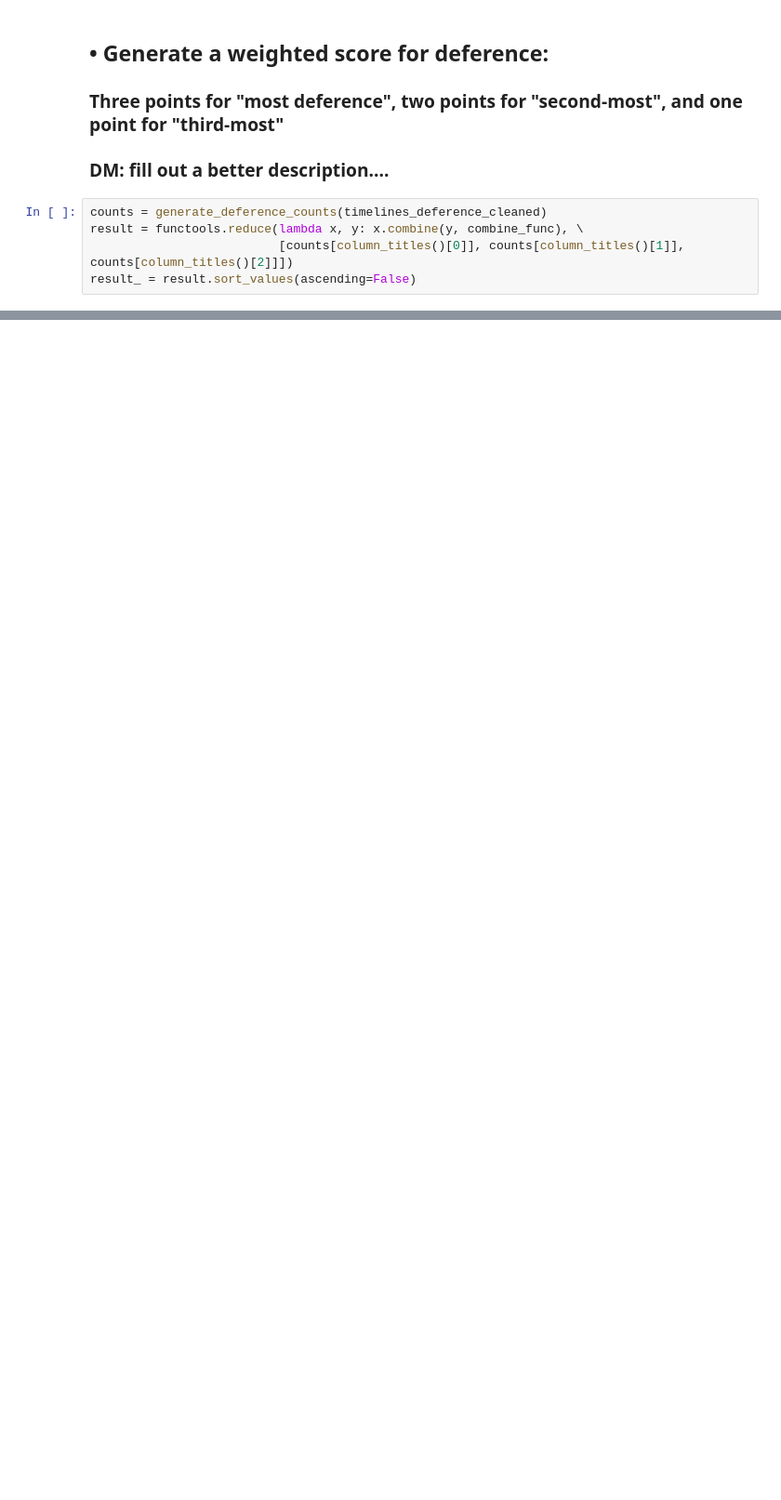
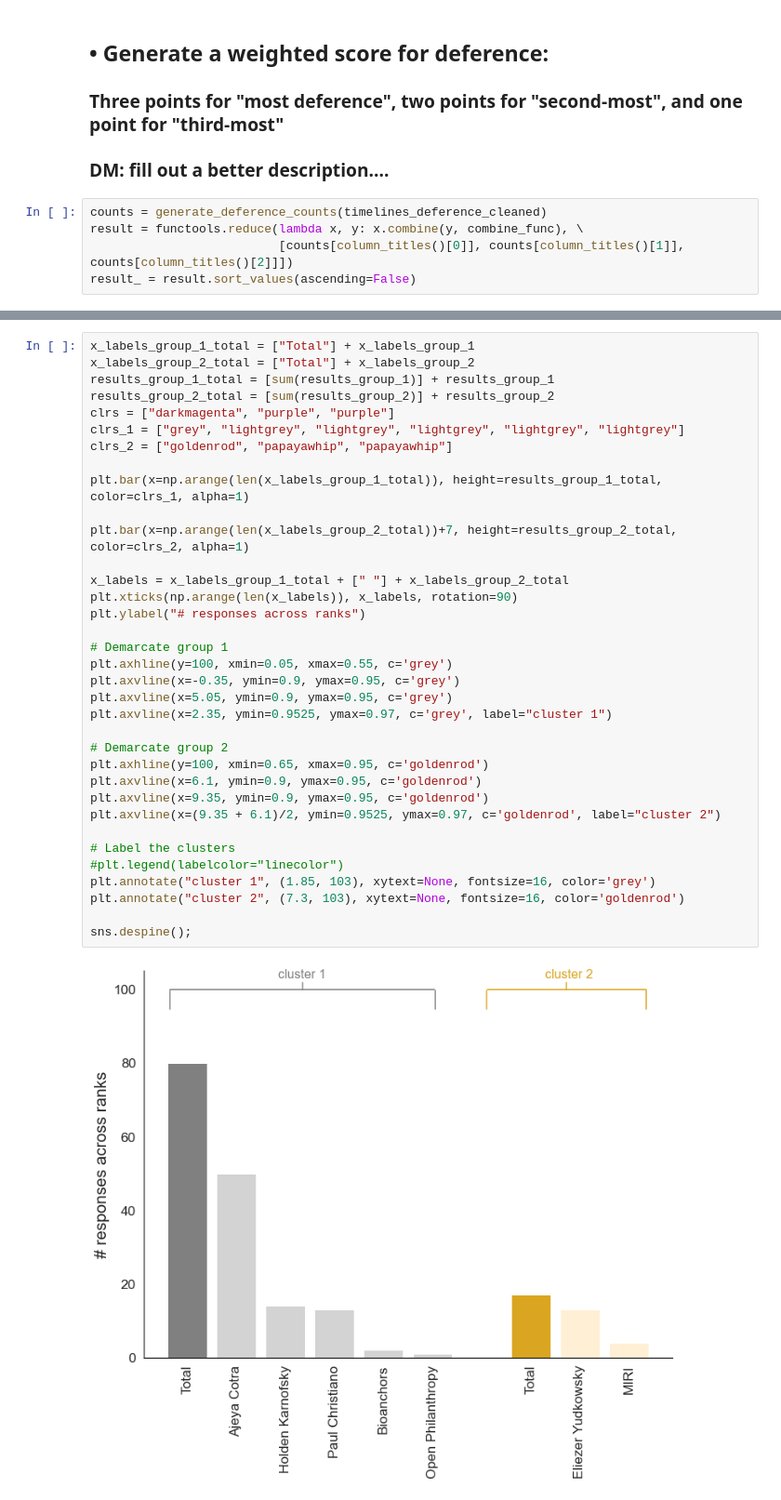
Before and after one commit to mccaffary/AI-timelines-deference, a Jupyter notebook: src/timeline_deference_survey_visualisation_.ipynb, the cells around one changed output, grey strips where cells are left out. Shown at 93% size. Cells and saved outputs as stored; diff of their text form; blank space fills up the shorter version.

```diff
--- a/src/timeline_deference_survey_visualisation_.ipynb
+++ b/src/timeline_deference_survey_visualisation_.ipynb
@@ -60,0 +102,37 @@ result_ = result.sort_values(ascending=False)
+# %%
+x_labels_group_1_total = ["Total"] + x_labels_group_1
+x_labels_group_2_total = ["Total"] + x_labels_group_2
+results_group_1_total = [sum(results_group_1)] + results_group_1
+results_group_2_total = [sum(results_group_2)] + results_group_2
+clrs = ["darkmagenta", "purple", "purple"]
+clrs_1 = ["grey", "lightgrey", "lightgrey", "lightgrey", "lightgrey", "lightgrey"]
+clrs_2 = ["goldenrod", "papayawhip", "papayawhip"]
+
+plt.bar(x=np.arange(len(x_labels_group_1_total)), height=results_group_1_total, color=clrs_1, alpha=1)
+
+plt.bar(x=np.arange(len(x_labels_group_2_total))+7, height=results_group_2_total, color=clrs_2, alpha=1)
+
+x_labels = x_labels_group_1_total + [" "] + x_labels_group_2_total
+plt.xticks(np.arange(len(x_labels)), x_labels, rotation=90)
+plt.ylabel("# responses across ranks")
+
+# Demarcate group 1
+plt.axhline(y=100, xmin=0.05, xmax=0.55, c='grey')
+plt.axvline(x=-0.35, ymin=0.9, ymax=0.95, c='grey')
+plt.axvline(x=5.05, ymin=0.9, ymax=0.95, c='grey')
+plt.axvline(x=2.35, ymin=0.9525, ymax=0.97, c='grey', label="cluster 1")
+
+# Demarcate group 2
+plt.axhline(y=100, xmin=0.65, xmax=0.95, c='goldenrod')
+plt.axvline(x=6.1, ymin=0.9, ymax=0.95, c='goldenrod')
+plt.axvline(x=9.35, ymin=0.9, ymax=0.95, c='goldenrod')
+plt.axvline(x=(9.35 + 6.1)/2, ymin=0.9525, ymax=0.97, c='goldenrod', label="cluster 2")
+
+# Label the clusters
+#plt.legend(labelcolor="linecolor")
+plt.annotate("cluster 1", (1.85, 103), xytext=None, fontsize=16, color='grey')
+plt.annotate("cluster 2", (7.3, 103), xytext=None, fontsize=16, color='goldenrod')
+
+sns.despine();
+# %% [output]
+[figure, added]
```
Also changed, not shown: parts of 34 cells of this notebook, 1 other file.
